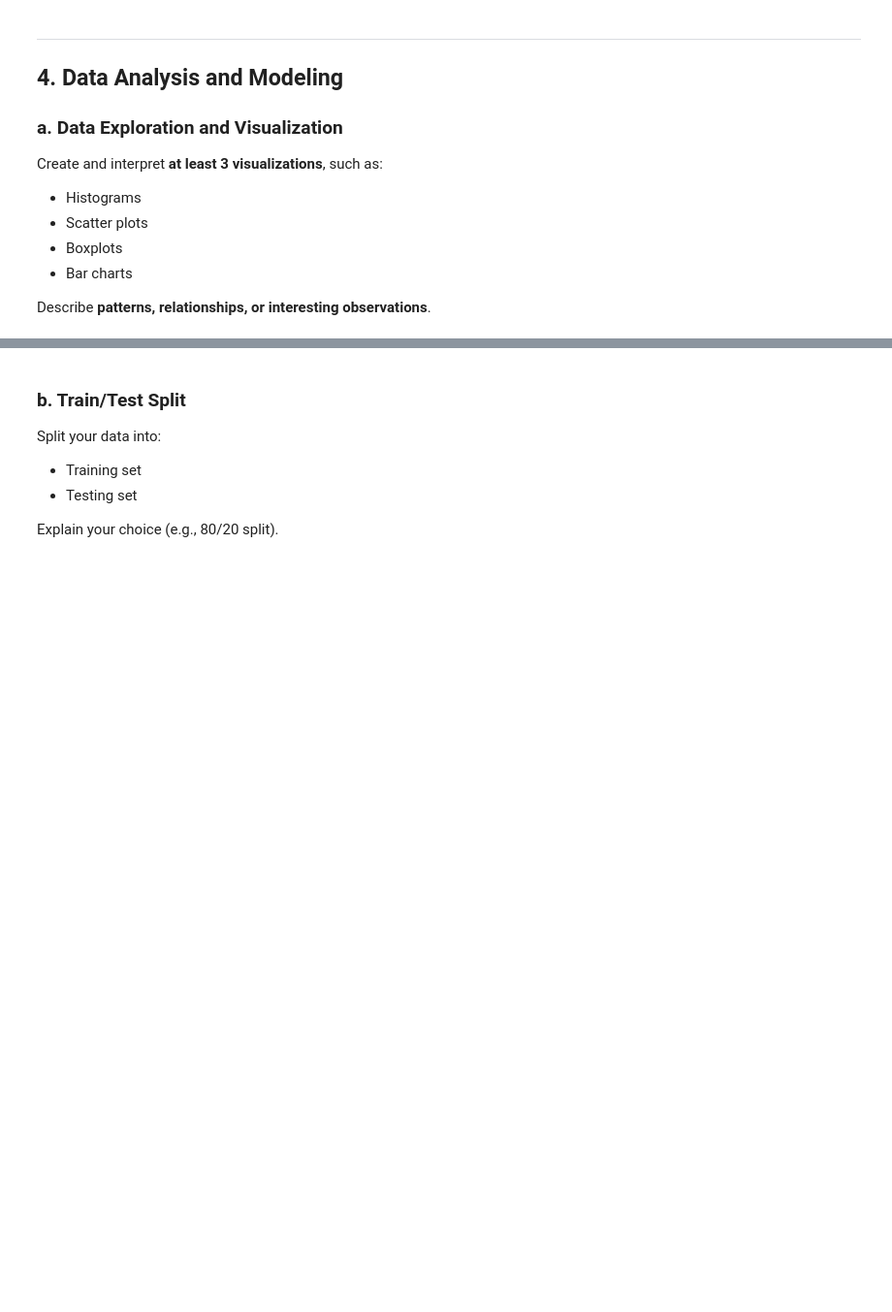
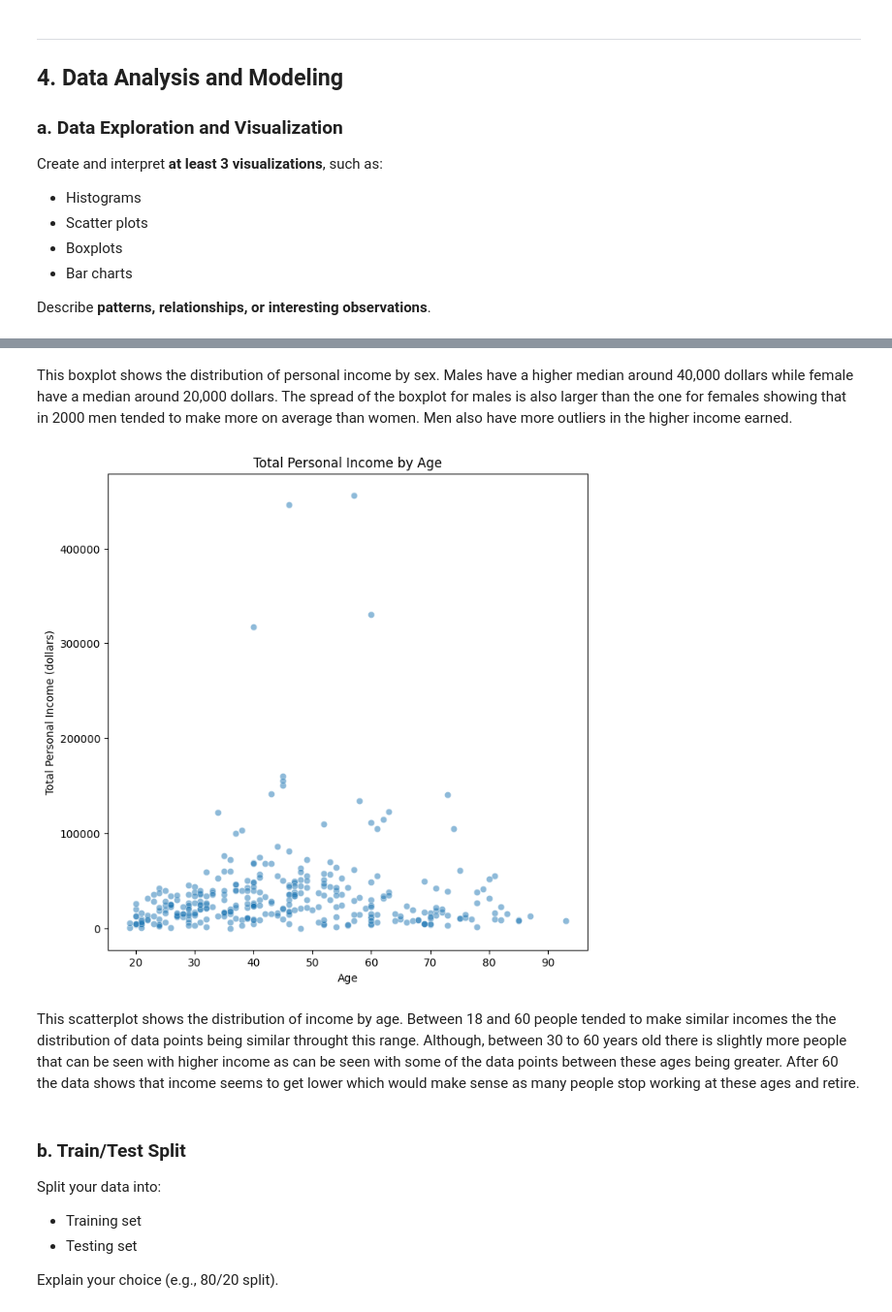
Before and after one commit to Nikolai-N484/Data201_NikolaiN, a Jupyter notebook: Project2/Nikolai_Navarro_Project2_Week11.ipynb, the cells around one changed output, grey strips where cells are left out. Shown at 97% size. Cells and saved outputs as stored; diff of their text form; code cells hidden in the pictures; blank space fills up the shorter version.

```diff
--- a/Project2/Nikolai_Navarro_Project2_Week11.ipynb
+++ b/Project2/Nikolai_Navarro_Project2_Week11.ipynb
@@ -133,3 +164,16 @@ Describe **patterns, relationships, or interesting observations**.
+# %% [markdown]
+This boxplot shows the distribution of personal income by sex. Males have a higher median around 40,000 dollars while female have a median around 20,000 dollars.  The spread of the boxplot for males is also larger than the one for females showing that in 2000 men tended to make more on average than women. Men also have more outliers in the higher income earned.
+# %%
+plt.figure(figsize=(8, 8))
+sns.scatterplot(x="age", y="total_personal_income", alpha=0.5, data=df)
+plt.xlabel("Age")
+plt.ylabel("Total Personal Income (dollars)")
+plt.title("Total Personal Income by Age")
+plt.show()
+# %% [output]
+[figure, added]
+# %% [markdown]
+This scatterplot shows the distribution of income by age. Between 18 and 60 people tended to make similar incomes the the distribution of data points being similar throught this range. Although, between 30 to 60 years old there is slightly more people that can be seen with higher income as can be seen with some of the data points between these ages being greater. After 60 the data shows that income seems to get lower which would make sense as many people stop working at these ages and retire.
 # %% [markdown]
 ### b. Train/Test Split
 
```
Also changed, not shown: parts of 10 cells of this notebook.
